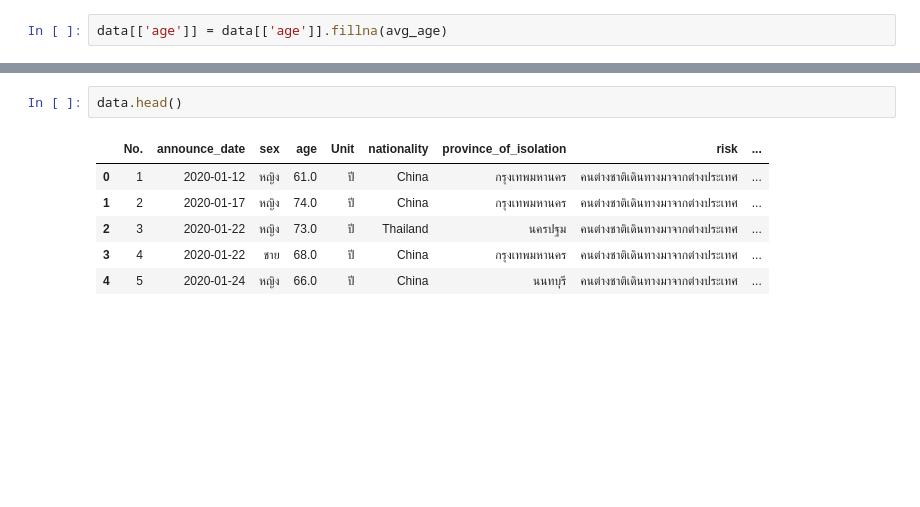
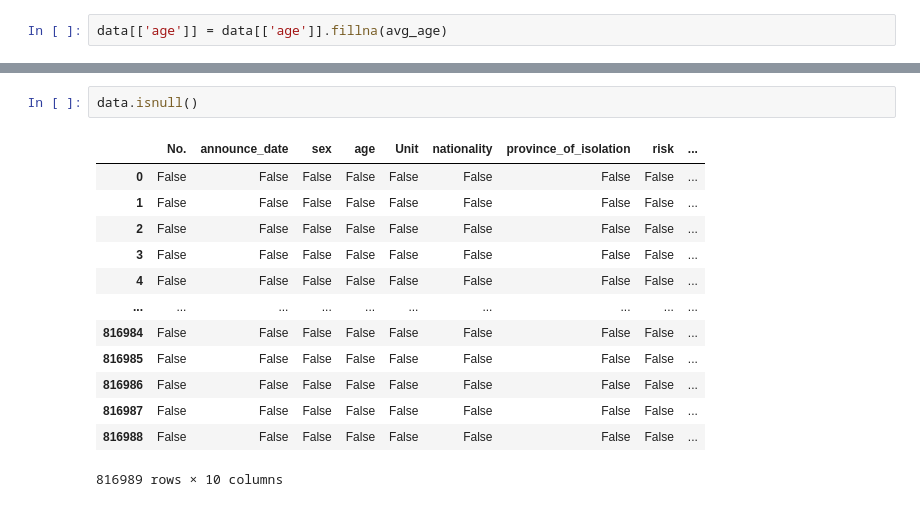
Before and after one commit to team0243/data_viz_2022, a Jupyter notebook: BasicPython&DataViz_midterm2022.ipynb, the cells around one changed output, grey strips where cells are left out. Drawn from its saved outputs; the diff is of its cells as text; blank space fills up the shorter version.

Commit message:
Data Cleansing

```diff
--- a/BasicPython&DataViz_midterm2022.ipynb
+++ b/BasicPython&DataViz_midterm2022.ipynb
@@ -177,9 +191,16 @@ data[['age']] = data[['age']].fillna(avg_age)
 # %%
-data.head()
+data.isnull()
 # %% [output]
 |  | No. | announce_date | sex | age | Unit | nationality | province_of_isolation | risk | ... |
-| 0 | 1 | 2020-01-12 | หญิง | 61.0 | ปี | China | กรุงเทพมหานคร | คนต่างชาติเดินทางมาจากต่างประเทศ | ... |
-| 1 | 2 | 2020-01-17 | หญิง | 74.0 | ปี | China | กรุงเทพมหานคร | คนต่างชาติเดินทางมาจากต่างประเทศ | ... |
-| 2 | 3 | 2020-01-22 | หญิง | 73.0 | ปี | Thailand | นครปฐม | คนต่างชาติเดินทางมาจากต่างประเทศ | ... |
-| 3 | 4 | 2020-01-22 | ชาย | 68.0 | ปี | China | กรุงเทพมหานคร | คนต่างชาติเดินทางมาจากต่างประเทศ | ... |
-| 4 | 5 | 2020-01-24 | หญิง | 66.0 | ปี | China | นนทบุรี | คนต่างชาติเดินทางมาจากต่างประเทศ | ... |
+| 0 | False | False | False | False | False | False | False | False | ... |
+| 1 | False | False | False | False | False | False | False | False | ... |
+| 2 | False | False | False | False | False | False | False | False | ... |
+| 3 | False | False | False | False | False | False | False | False | ... |
+| 4 | False | False | False | False | False | False | False | False | ... |
+| ... | ... | ... | ... | ... | ... | ... | ... | ... | ... |
+| 816984 | False | False | False | False | False | False | False | False | ... |
+| 816985 | False | False | False | False | False | False | False | False | ... |
+| 816986 | False | False | False | False | False | False | False | False | ... |
+| 816987 | False | False | False | False | False | False | False | False | ... |
+| 816988 | False | False | False | False | False | False | False | False | ... |
+816989 rows × 10 columns
```
Also changed, not shown: parts of 26 cells of this notebook.
